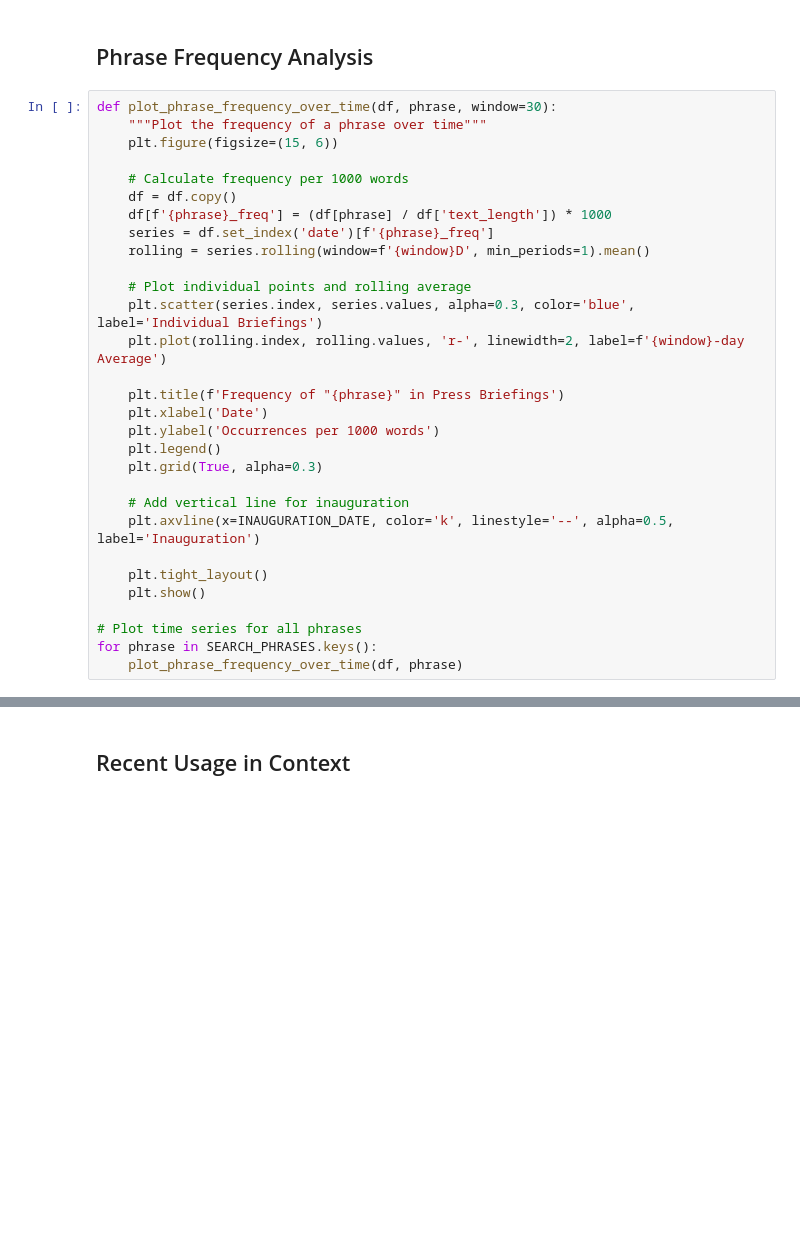
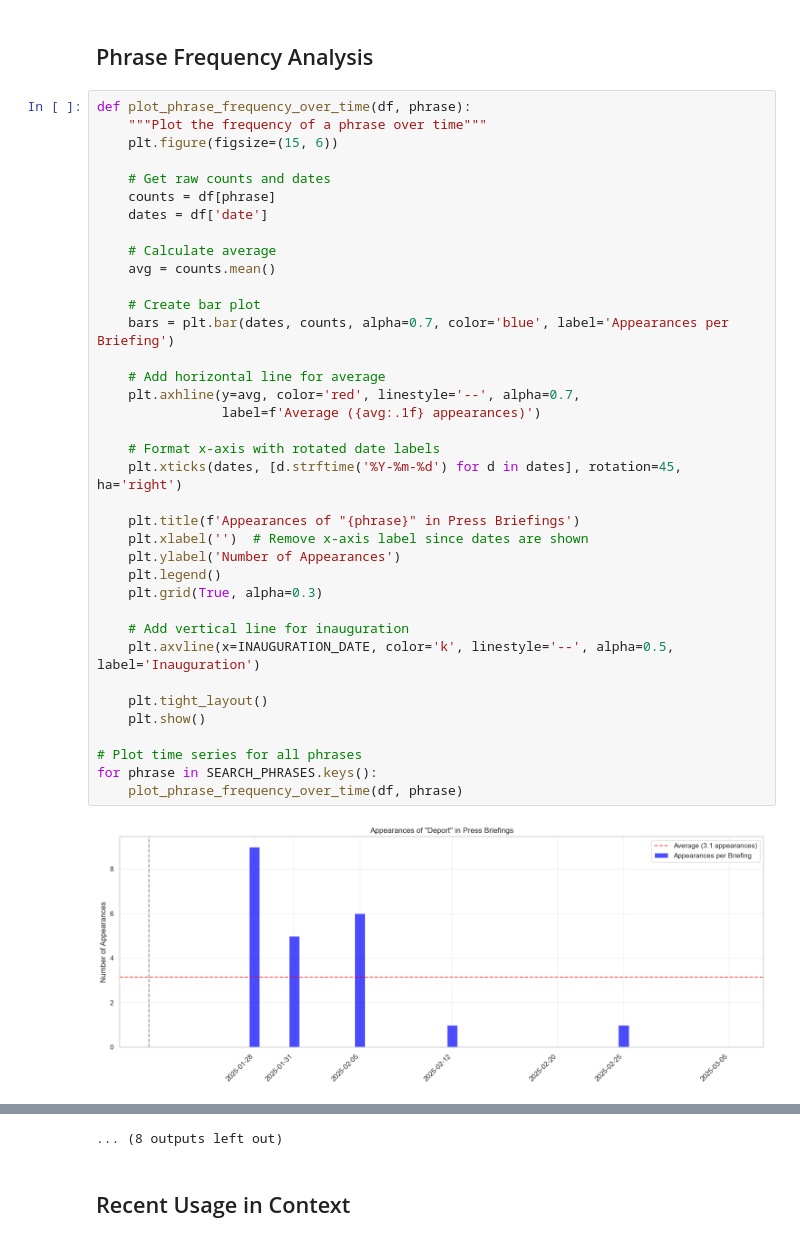
Before and after one commit to jsteng19/kalshi-research, a Jupyter notebook: notebooks/press_briefing_analysis.ipynb, the cells around one changed output, grey strips where cells are left out. Cells and saved outputs as stored; diff of their text form; blank space fills up the shorter version.

Commit message:
more data and phrases

```diff
--- a/notebooks/press_briefing_analysis.ipynb
+++ b/notebooks/press_briefing_analysis.ipynb
@@ -134,32 +224,41 @@ if not df_post.empty:
 # %% [markdown]
 ## Phrase Frequency Analysis
 # %%
-def plot_phrase_frequency_over_time(df, phrase, window=30):
+def plot_phrase_frequency_over_time(df, phrase):
     """Plot the frequency of a phrase over time"""
     plt.figure(figsize=(15, 6))
 
-    # Calculate frequency per 1000 words
-    df = df.copy()
-    df[f'{phrase}_freq'] = (df[phrase] / df['text_length']) * 1000
-    series = df.set_index('date')[f'{phrase}_freq']
-    rolling = series.rolling(window=f'{window}D', min_periods=1).mean()
+    # Get raw counts and dates
+    counts = df[phrase]
+    dates = df['date']
 
-    # Plot individual points and rolling average
-    plt.scatter(series.index, series.values, alpha=0.3, color='blue', label='Individual Briefings')
-    plt.plot(rolling.index, rolling.values, 'r-', linewidth=2, label=f'{window}-day Average')
+    # Calculate average
+    avg = counts.mean()
 
-    plt.title(f'Frequency of "{phrase}" in Press Briefings')
-    plt.xlabel('Date')
-    plt.ylabel('Occurrences per 1000 words')
+    # Create bar plot
+    bars = plt.bar(dates, counts, alpha=0.7, color='blue', label='Appearances per Briefing')
+
+    # Add horizontal line for average
+    plt.axhline(y=avg, color='red', linestyle='--', alpha=0.7,
+                label=f'Average ({avg:.1f} appearances)')
+
+    # Format x-axis with rotated date labels
+    plt.xticks(dates, [d.strftime('%Y-%m-%d') for d in dates], rotation=45, ha='right')
+
+    plt.title(f'Appearances of "{phrase}" in Press Briefings')
+    plt.xlabel('')  # Remove x-axis label since dates are shown
+    plt.ylabel('Number of Appearances')
     plt.legend()
     plt.grid(True, alpha=0.3)
 
     # Add vertical line for inauguration
     plt.axvline(x=INAUGURATION_DATE, color='k', linestyle='--', alpha=0.5, label='Inauguration')
 
     plt.tight_layout()
     plt.show()
 
 # Plot time series for all phrases
 for phrase in SEARCH_PHRASES.keys():
     plot_phrase_frequency_over_time(df, phrase)
+# %% [output]
+[figure, added]
@@ -166,3 +276,4 @@ for phrase in SEARCH_PHRASES.keys():
+... (8 outputs left out)
 # %% [markdown]
 ## Recent Usage in Context
 # %%
```
Also changed, not shown: parts of 9 cells of this notebook, 39 other files.
